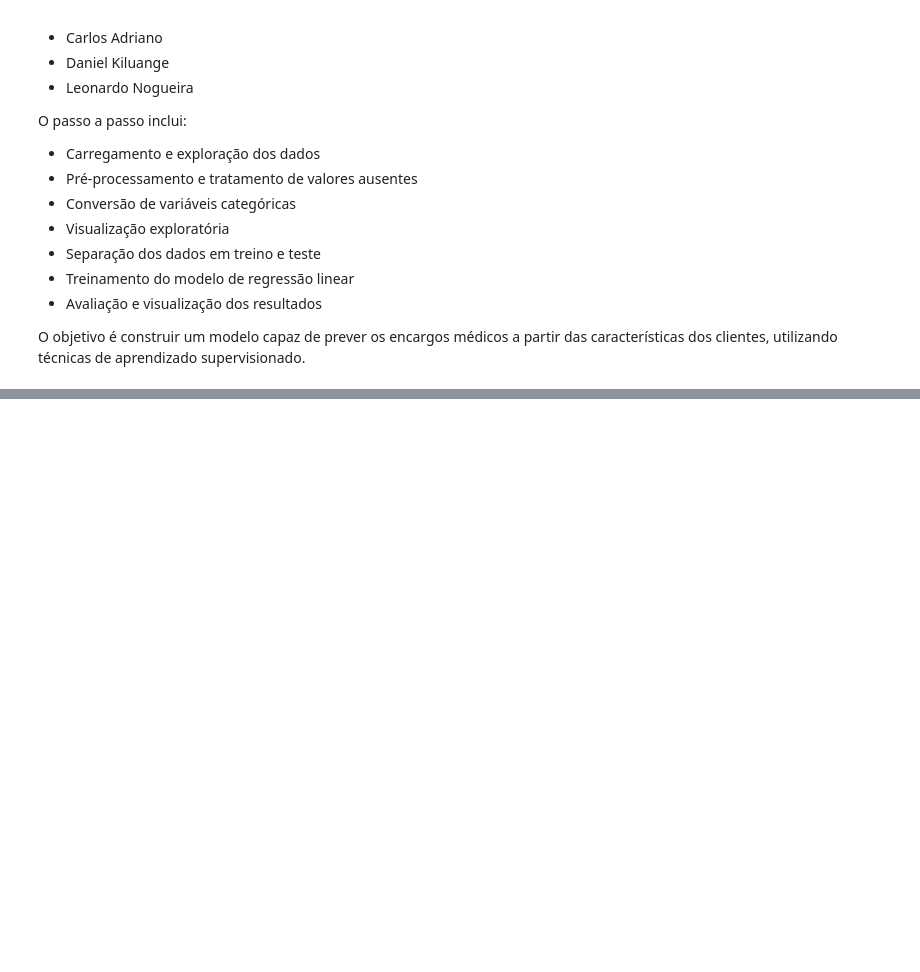
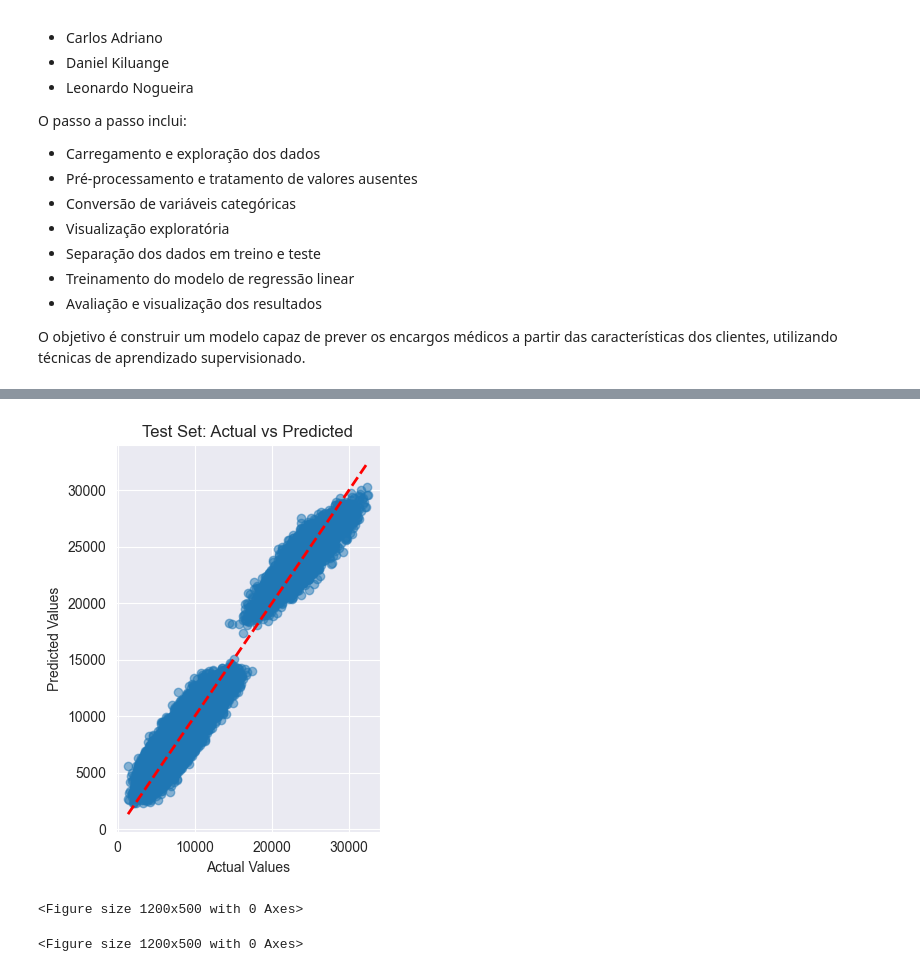
Before and after one commit to daniel-kiluange/pos-tech-challenge-fiap-fase-1-5iadt, a Jupyter notebook: atividade.ipynb, the cells around one changed output, grey strips where cells are left out. Drawn from its saved outputs; the diff is of its cells as text; code cells hidden in the pictures; blank space fills up the shorter version.

```diff
--- a/atividade.ipynb
+++ b/atividade.ipynb
@@ -139,0 +195,21 @@ plt.show()
+# %%
+# Test set
+plt.subplot(1, 2, 2)
+plt.scatter(y_test, test_predictions, alpha=0.5)
+plt.plot([y_test.min(), y_test.max()], [y_test.min(), y_test.max()], 'r--', lw=2)
+plt.xlabel('Actual Values')
+plt.ylabel('Predicted Values')
+plt.title('Test Set: Actual vs Predicted')
+plt.tight_layout()
+plt.show()
+# %% [output]
+[figure, added]
+# %%
+# Calculate residuals and plot them
+residuals_train = y_train - train_predictions
+residuals_test = y_test - test_predictions
+
+plt.figure(figsize=(12, 5))
+# %% [output]
+<Figure size 1200x500 with 0 Axes>
+<Figure size 1200x500 with 0 Axes>
```
Also changed, not shown: parts of 27 cells of this notebook.
